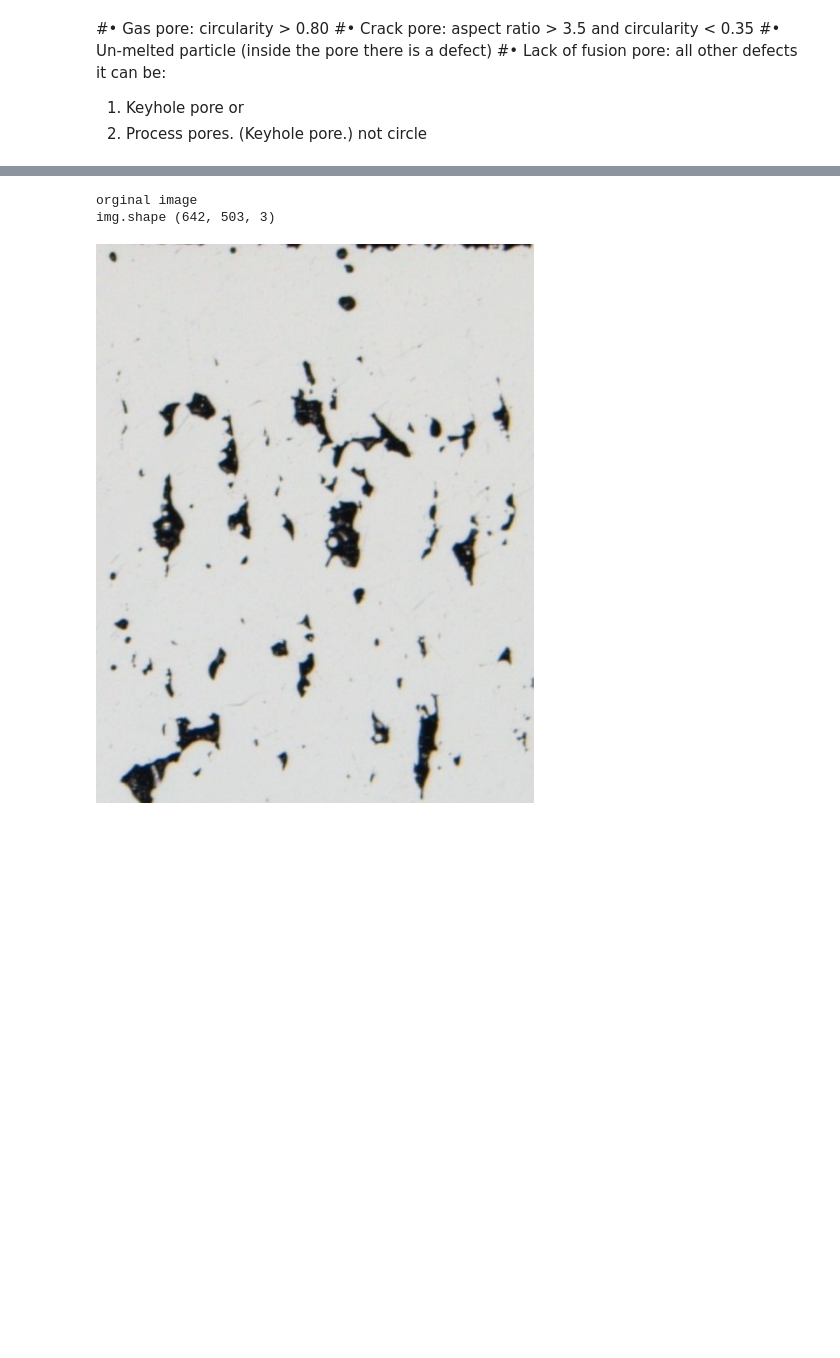
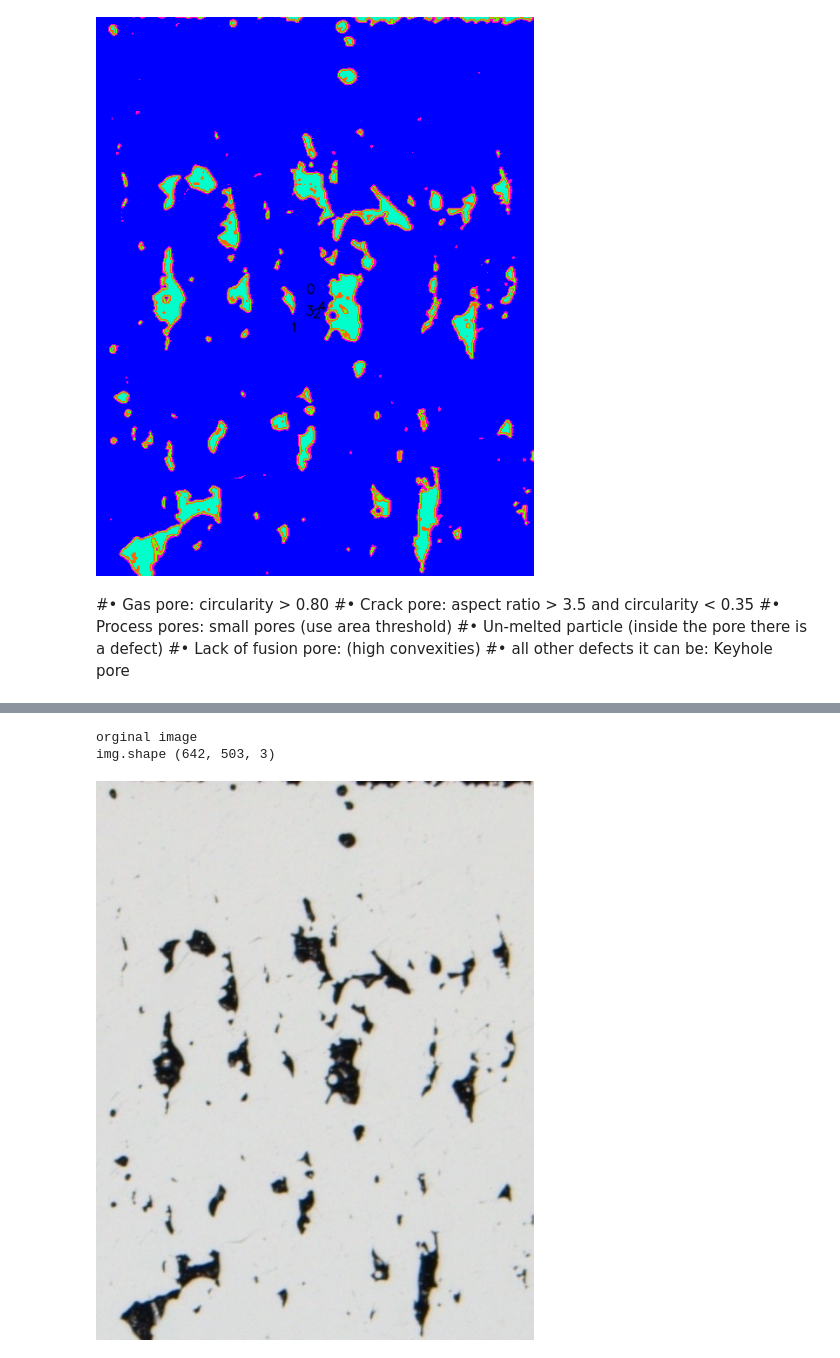
Before and after one commit to saharmahdie/PORTAL_code, a Jupyter notebook: pixels_seg_ML_to_predict_different_pores.ipynb, the cells around one changed output, grey strips where cells are left out. Drawn from its saved outputs; the diff is of its cells as text; code cells hidden in the pictures; blank space fills up the shorter version.

```diff
--- a/pixels_seg_ML_to_predict_different_pores.ipynb
+++ b/pixels_seg_ML_to_predict_different_pores.ipynb
@@ -1,9 +1,76 @@
 # %% [markdown]
 <a href="https://colab.research.google.com/github/alzaidawi/PORTAL_code/blob/main/pixels_seg_ML_to_predict_different_pores.ipynb" target="_parent"><img src="https://colab.research.google.com/assets/colab-badge.svg" alt="Open In Colab"/></a>
+# %%
+
+import numpy as np
+import cv2
+from sklearn.cluster import KMeans
+import random
+from matplotlib.colors import hsv_to_rgb
+from google.colab.patches import cv2_imshow
+
+def preprocess_image(image_path):
+    # Load image and convert it to a 2D numpy array
+    image = cv2.imread(image_path)
+    image = cv2.cvtColor(image, cv2.COLOR_BGR2RGB)
+    height, width, _ = image.shape
+    pixels = np.reshape(image, (height * width, 3))
+    return pixels, height, width
+
+def cluster_microobjects(image_path, num_clusters):
+    # Preprocess the image
+    pixels, height, width = preprocess_image(image_path)
+
+    # Perform K-means clustering
+    kmeans = KMeans(n_clusters=num_clusters, random_state=42)
+    kmeans.fit(pixels)
+
+    # Get cluster assignments for each pixel
+    cluster_assignments = kmeans.labels_
+
+    # Reshape the cluster assignments to the original image shape
+    clustered_image = np.reshape(cluster_assignments, (height, width))
+
+    return clustered_image, num_clusters
+
+def label_clustered_classes(clustered_image, num_clusters):
+    # Create a color map to assign colors to clusters
+    colors = [hsv_to_rgb([i / num_clusters, 1.0, 1.0]) for i in range(num_clusters)]
+    labeled_image = np.zeros((clustered_image.shape[0], clustered_image.shape[1], 3), dtype=np.uint8)
+
+    # Assign colors to each cluster in the labeled image and add labels
+    for i in range(num_clusters):
+        mask = (clustered_image == i)
+        labeled_image[mask] = (colors[i][0] * 255, colors[i][1] * 255, colors[i][2] * 255)
+        if mask.sum() > 0:
+            # Get the center of the cluster for adding the label
+            y, x = np.mean(np.where(mask), axis=1)
+            x, y = int(x), int(y)
+
+            # Add the cluster number as text
+            cv2.putText(labeled_image, str(i), (x - 10, y), cv2.FONT_HERSHEY_SIMPLEX, 0.5, (0, 0, 0), 1, cv2.LINE_AA)
+
+    return labeled_image
+
+# Example usage
+if __name__ == "__main__":
+    image_path = "/content/new_cropped_001.jpg"
+    num_clusters = 5
+    clustered_image, num_clusters = cluster_microobjects(image_path, num_clusters)
+
+    # Label the clustered classes by coloring them
+    labeled_clusters_image = label_clustered_classes(clustered_image, num_clusters)
+
+    # Display the labeled clustered image
+    cv2_imshow(labeled_clusters_image)
+    cv2.waitKey(0)
+    cv2.destroyAllWindows()
+# %% [output]
+[figure, added]
 # %% [markdown]
 #•	Gas pore:  circularity > 0.80
 #•	Crack pore:  aspect ratio > 3.5  and circularity < 0.35
+#•	Process pores: small pores (use area threshold)
 #•	Un-melted particle (inside the pore there is a defect)
-#•	Lack of fusion pore: all other defects it can be:
-  1. Keyhole pore or
-  2. Process pores.  (Keyhole pore.)  not circle
+#•	Lack of fusion pore:  (high convexities)
+#•	all other defects it can be: Keyhole pore
```
Also changed, not shown: parts of 18 cells of this notebook.
